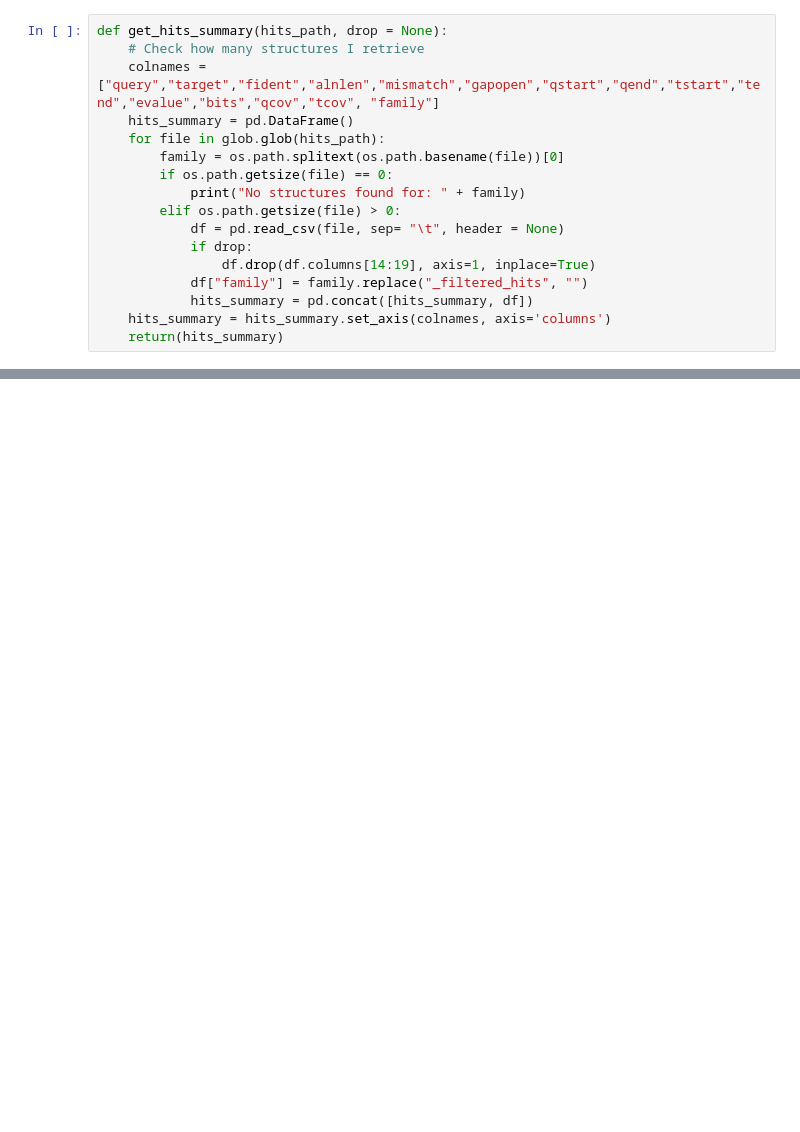
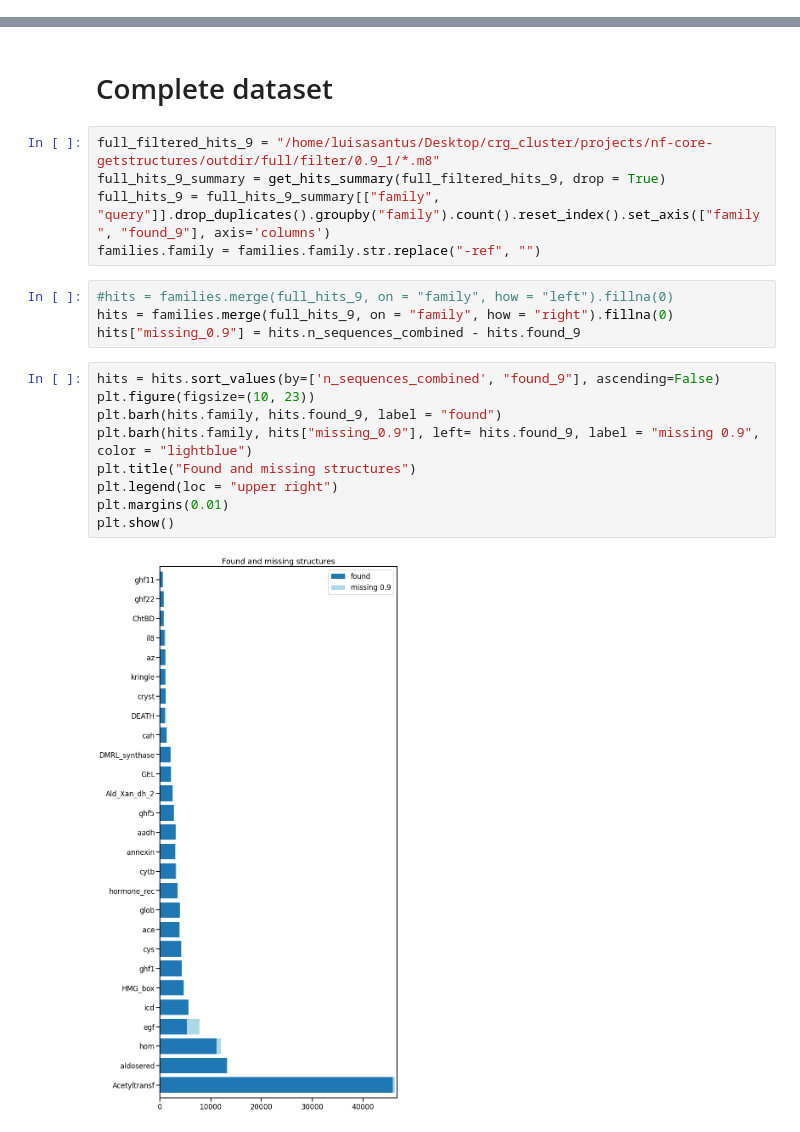
Before and after one commit to luisas/get_structures, a Jupyter notebook: notebook/check_retrieved_structures.ipynb, the cells around one changed output, grey strips where cells are left out. Saved outputs shown, nothing was run; the diff lists cells and outputs as text; blank space fills up the shorter version.

```diff
--- a/notebook/check_retrieved_structures.ipynb
+++ b/notebook/check_retrieved_structures.ipynb
@@ -17,17 +43,0 @@ filtered_hits_9 = "/home/luisasantus/Desktop/crg_cluster/projects/nf-core-getstr
-# %%
-def get_hits_summary(hits_path, drop = None):
-    # Check how many structures I retrieve
-    colnames = ["query","target","fident","alnlen","mismatch","gapopen","qstart","qend","tstart","tend","evalue","bits","qcov","tcov", "family"]
-    hits_summary = pd.DataFrame()
-    for file in glob.glob(hits_path):
-        family = os.path.splitext(os.path.basename(file))[0]
-        if os.path.getsize(file) == 0:
-            print("No structures found for: " + family)
-        elif os.path.getsize(file) > 0:
-            df = pd.read_csv(file, sep= "\t", header = None)
-            if drop:
-                df.drop(df.columns[14:19], axis=1, inplace=True)
-            df["family"] = family.replace("_filtered_hits", "")
-            hits_summary = pd.concat([hits_summary, df])
-    hits_summary = hits_summary.set_axis(colnames, axis='columns')
-    return(hits_summary)
@@ -79,0 +62,22 @@ plt.show()
+# %% [markdown]
+# Complete dataset
+# %%
+full_filtered_hits_9 = "/home/luisasantus/Desktop/crg_cluster/projects/nf-core-getstructures/outdir/full/filter/0.9_1/*.m8"
+full_hits_9_summary = get_hits_summary(full_filtered_hits_9, drop = True)
+full_hits_9 = full_hits_9_summary[["family", "query"]].drop_duplicates().groupby("family").count().reset_index().set_axis(["family", "found_9"], axis='columns')
+families.family = families.family.str.replace("-ref", "")
+# %%
+#hits = families.merge(full_hits_9, on = "family", how = "left").fillna(0)
+hits = families.merge(full_hits_9, on = "family", how = "right").fillna(0)
+hits["missing_0.9"] = hits.n_sequences_combined - hits.found_9
+# %%
+hits = hits.sort_values(by=['n_sequences_combined', "found_9"], ascending=False)
+plt.figure(figsize=(10, 23))
+plt.barh(hits.family, hits.found_9, label = "found")
+plt.barh(hits.family, hits["missing_0.9"], left= hits.found_9, label = "missing 0.9", color = "lightblue")
+plt.title("Found and missing structures")
+plt.legend(loc = "upper right")
+plt.margins(0.01)
+plt.show()
+# %% [output]
+[figure, added]
```
Also changed, not shown: parts of 10 cells of this notebook, 1 other file.
